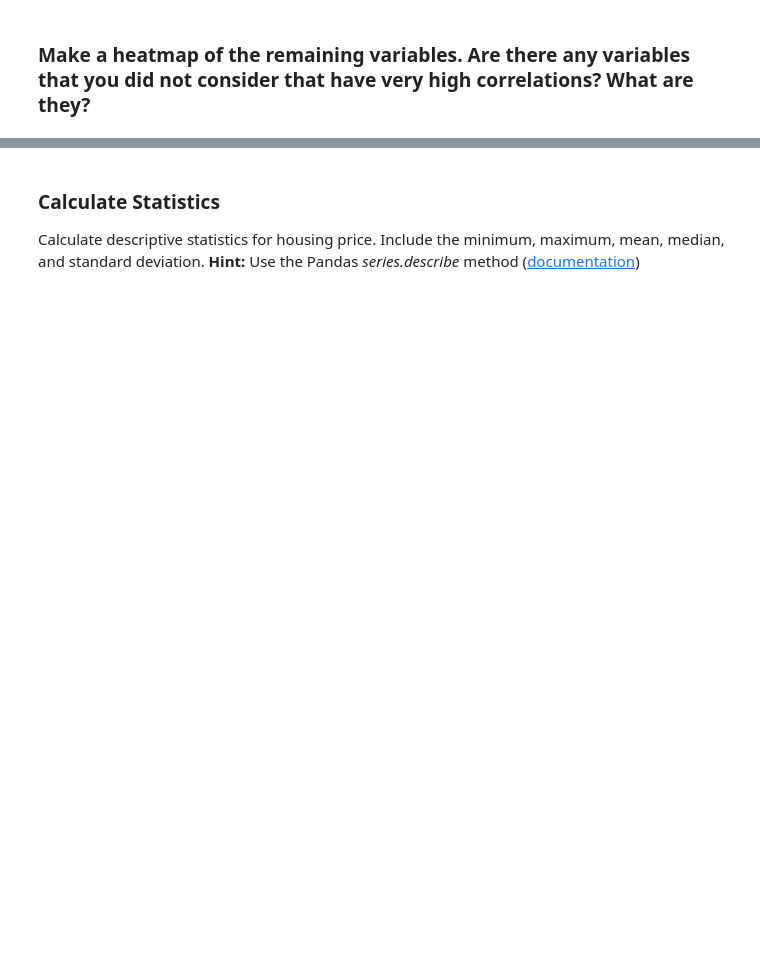
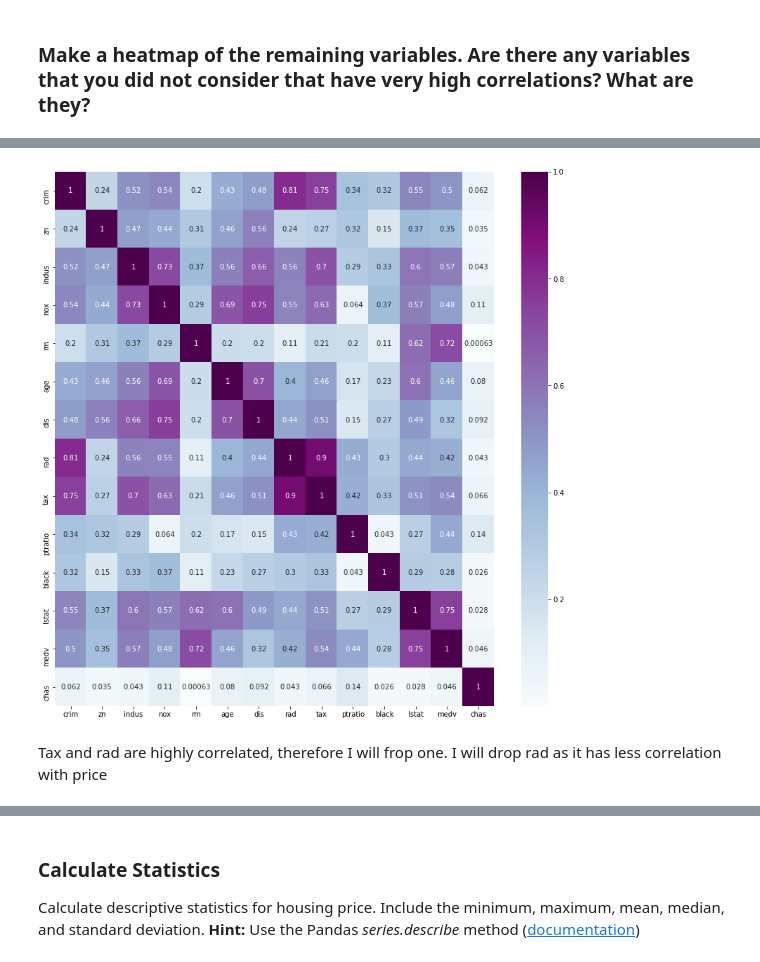
Before and after one commit to ta-data-remote/lab-problems-with-ML, a Jupyter notebook: your-code/lab_boston_housing.ipynb, the cells around one changed output, grey strips where cells are left out. Cells and saved outputs as stored; diff of their text form; code cells hidden in the pictures; blank space fills up the shorter version.

```diff
--- a/your-code/lab_boston_housing.ipynb
+++ b/your-code/lab_boston_housing.ipynb
@@ -42,0 +339,5 @@ import matplotlib.pyplot as plt
+# %%
+fig, ax = plt.subplots(figsize=(14,14))
+sns.heatmap(abs(boston3.corr()), annot=True,cmap="BuPu");
+# %% [output]
+[figure, added]
@@ -42,0 +346,2 @@ import matplotlib.pyplot as plt
+# %% [markdown]
+Tax and rad are highly correlated, therefore I will frop one. I will drop rad as it has less correlation with price
```
Also changed, not shown: parts of 80 cells of this notebook, 1 other file.
